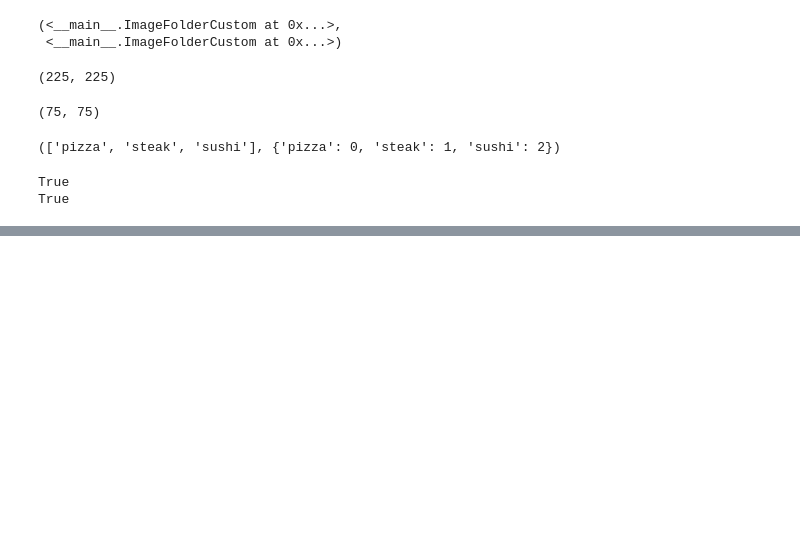
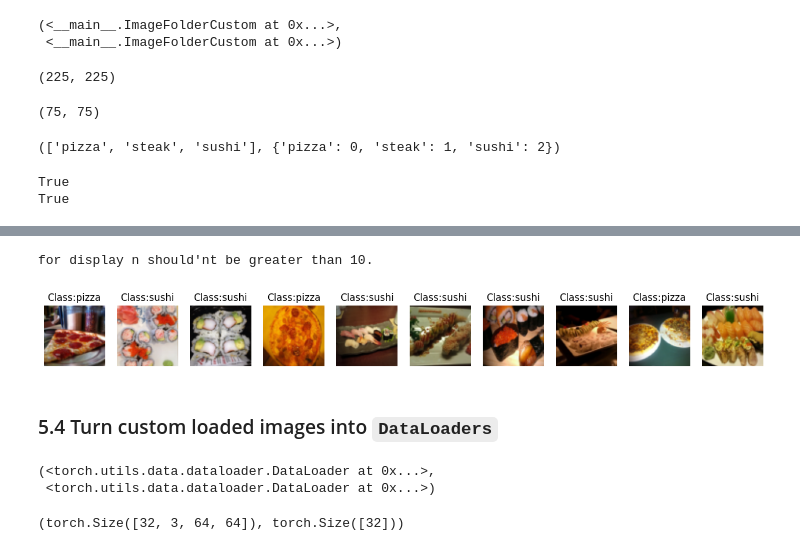
Before and after one commit to toheedakhtar/pytorch-deeplearning, a Jupyter notebook: notebooks/04_custom_dataset.ipynb, the cells around one changed output, grey strips where cells are left out. Drawn from its saved outputs; the diff is of its cells as text; code cells hidden in the pictures; blank space fills up the shorter version.

```diff
--- a/notebooks/04_custom_dataset.ipynb
+++ b/notebooks/04_custom_dataset.ipynb
@@ -537,0 +564,31 @@ def display_random_images(dataset : torch.utils.data.Dataset,
+# %%
+display_random_images(train_data_custom, n=20, classes=class_names, seed=42)
+# %% [output]
+for display n should'nt be greater than 10.
+[figure, added]
+# %% [markdown]
+### 5.4 Turn custom loaded images into `DataLoaders`
+# %%
+from torch.utils.data import DataLoader
+BATCH_SIZE = 32
+train_dataloader_custom = DataLoader(dataset=train_data_custom,
+                                     batch_size=BATCH_SIZE,
+                                     num_workers=0,
+                                     shuffle=True
+                                     )
+
+test_dataloader_custom = DataLoader(dataset=test_data_custom,
+                                     batch_size=BATCH_SIZE,
+                                     num_workers=0,
+                                     shuffle=False
+                                     )
+
+train_dataloader_custom, test_dataloader_custom
+# %% [output]
+(<torch.utils.data.dataloader.DataLoader at 0x...>,
+ <torch.utils.data.dataloader.DataLoader at 0x...>)
+# %%
+img_custom, label_custom = next(iter(train_dataloader_custom))
+img_custom.shape, label_custom.shape
+# %% [output]
+(torch.Size([32, 3, 64, 64]), torch.Size([32]))
```
Also changed, not shown: parts of 7 cells of this notebook.
